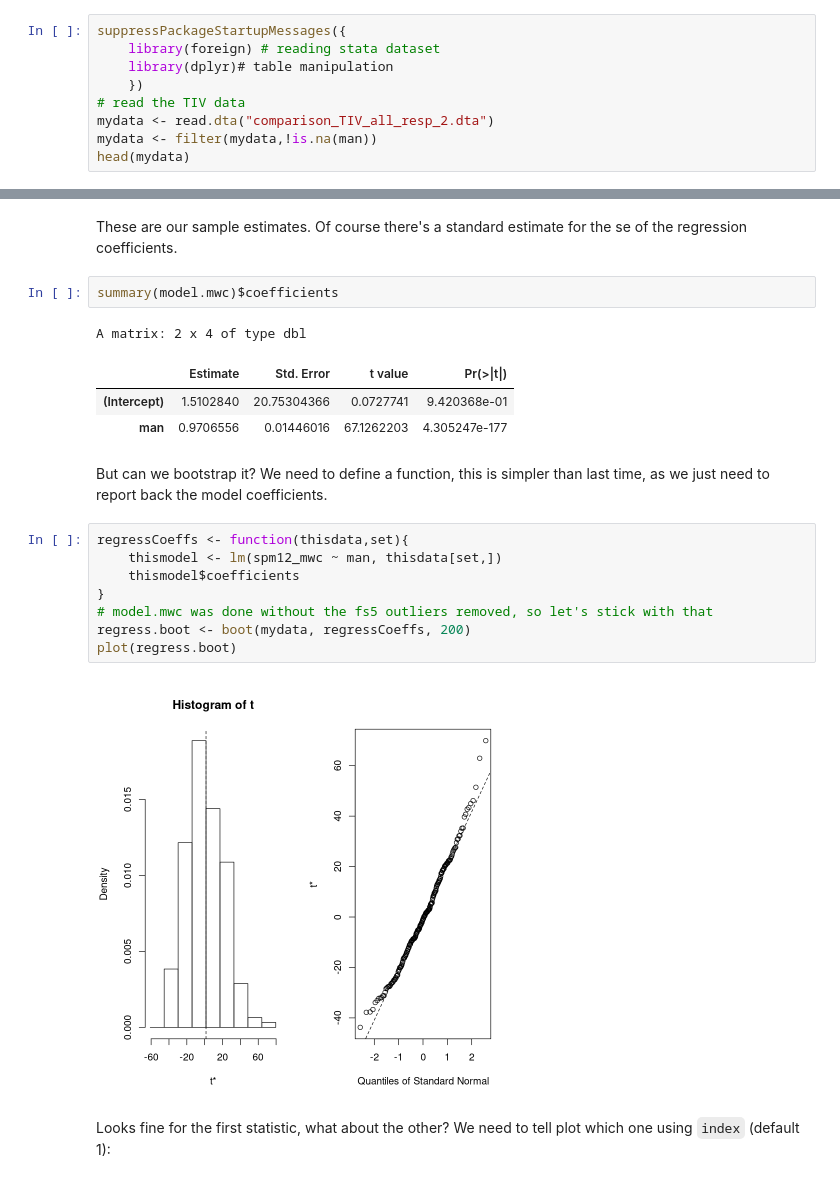
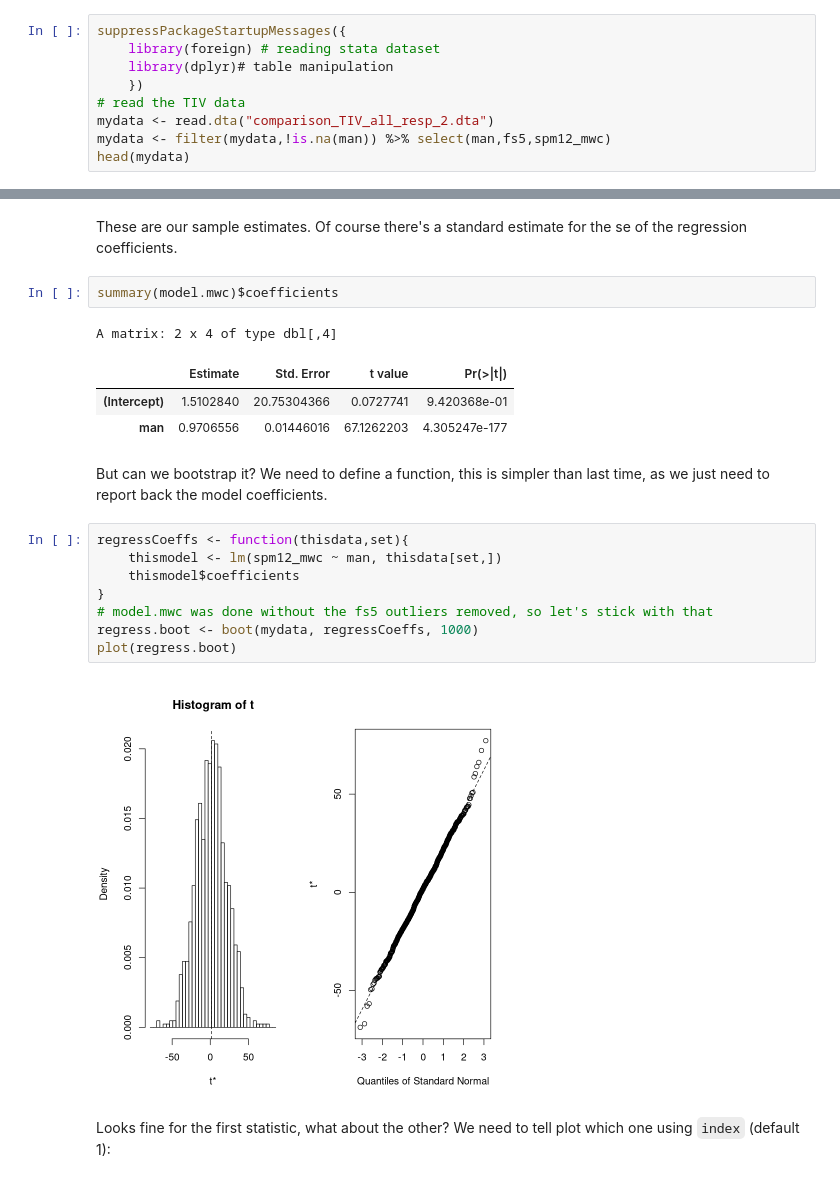
Before and after one commit to imalone/bootstrap-demo, a Jupyter notebook: bootstrap-demo.ipynb, the cells around one changed output, grey strips where cells are left out. Cells and saved outputs as stored; diff of their text form.

```diff
--- a/bootstrap-demo.ipynb
+++ b/bootstrap-demo.ipynb
@@ -26,6 +30,6 @@ suppressPackageStartupMessages({
     })
 # read the TIV data
 mydata <- read.dta("comparison_TIV_all_resp_2.dta")
-mydata <- filter(mydata,!is.na(man))
+mydata <- filter(mydata,!is.na(man)) %>% select(man,fs5,spm12_mwc)
 head(mydata)
 # %% [output]
@@ -342,7 +341,7 @@ These are our sample estimates. Of course there's a standard estimate for the se
 # %%
 summary(model.mwc)$coefficients
 # %% [output]
-A matrix: 2 x 4 of type dbl
+A matrix: 2 x 4 of type dbl[,4]
 |  | Estimate | Std. Error | t value | Pr(>|t|) |
 | (Intercept) | 1.5102840 | 20.75304366 | 0.0727741 | 9.420368e-01 |
 | man | 0.9706556 | 0.01446016 | 67.1262203 | 4.305247e-177 |
@@ -351,13 +350,13 @@ But can we bootstrap it? We need to define a function, this is simpler than last
 # %%
 regressCoeffs <- function(thisdata,set){
     thismodel <- lm(spm12_mwc ~ man, thisdata[set,])
     thismodel$coefficients
 }
 # model.mwc was done without the fs5 outliers removed, so let's stick with that
-regress.boot <- boot(mydata, regressCoeffs, 200)
+regress.boot <- boot(mydata, regressCoeffs, 1000)
 plot(regress.boot)
 # %% [output]
-[figure, old version]
+[figure, new version]
 # %% [markdown]
 Looks fine for the first statistic, what about the other? We need to tell plot which one using `index` (default 1):
 # %%
```
Also changed, not shown: parts of 57 cells of this notebook, 4 other files.
